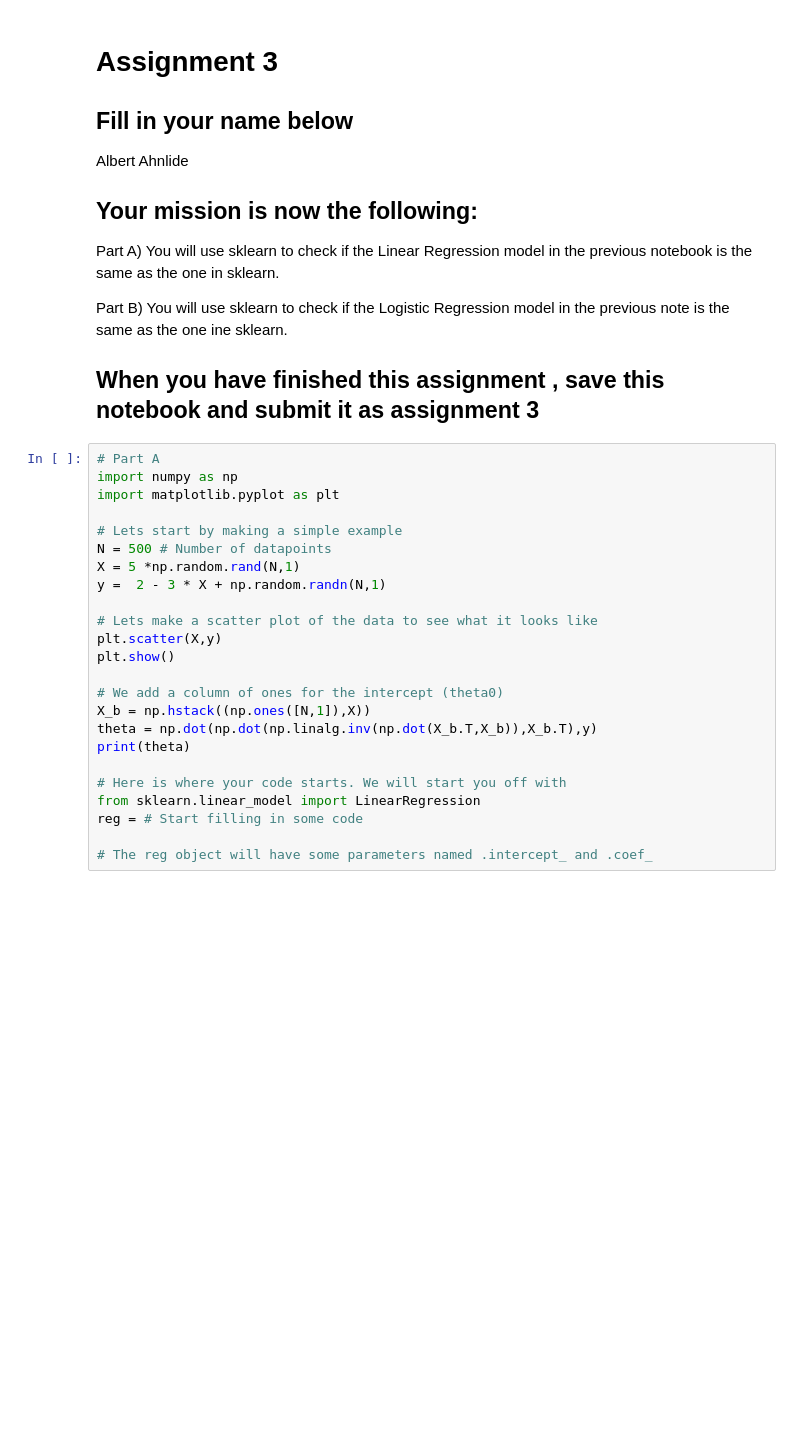
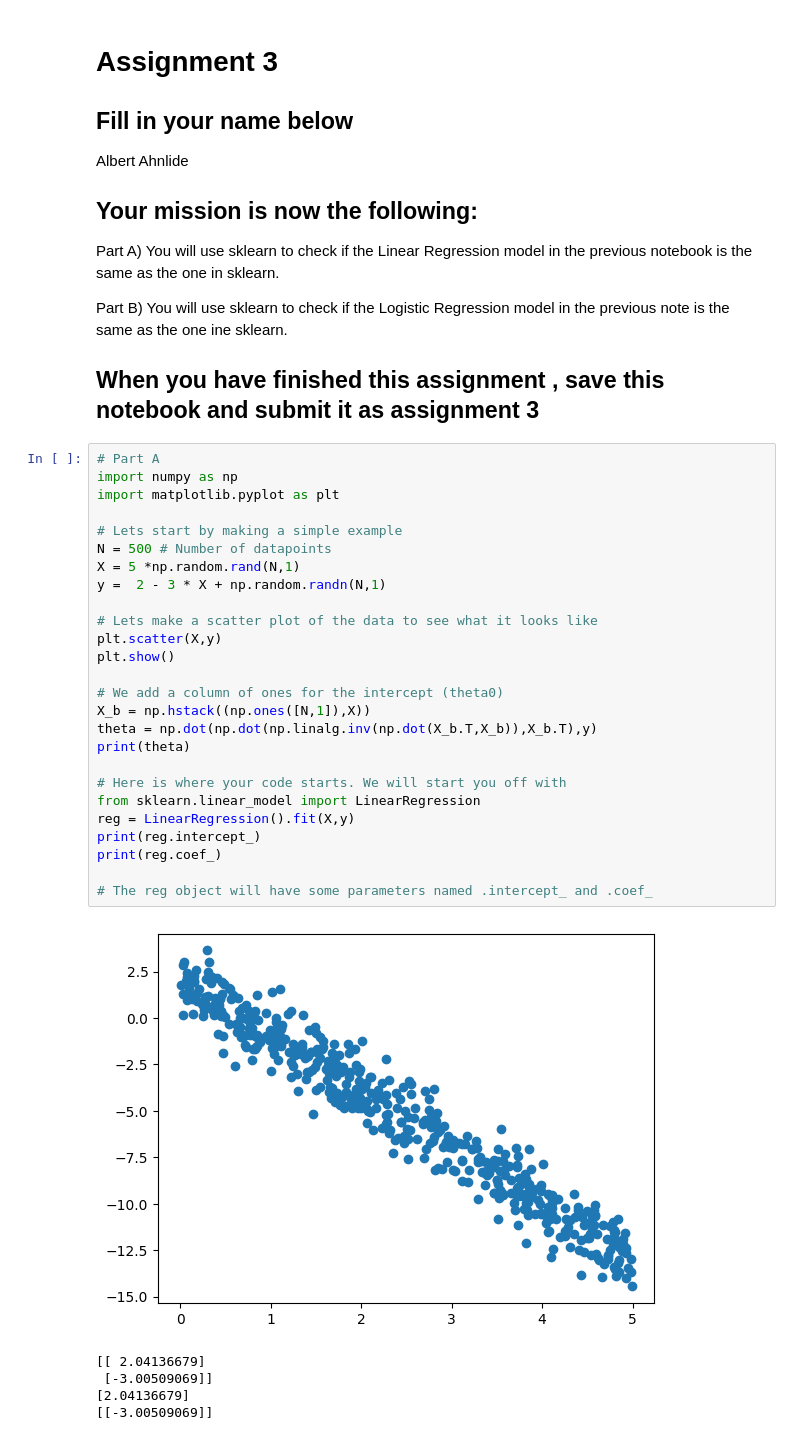
Before and after one commit to albertahnlide/BMEN35_2023, a Jupyter notebook: Session3/BMEN35_Ex10_Assignment3.ipynb, the cells around one changed output. Cells and saved outputs as stored; diff of their text form; blank space fills up the shorter version.

```diff
--- a/Session3/BMEN35_Ex10_Assignment3.ipynb
+++ b/Session3/BMEN35_Ex10_Assignment3.ipynb
@@ -15,24 +15,32 @@ Part B) You will use sklearn to check if the Logistic Regression model in the pr
 # %%
 # Part A
 import numpy as np
 import matplotlib.pyplot as plt
 
 # Lets start by making a simple example
 N = 500 # Number of datapoints
 X = 5 *np.random.rand(N,1)
 y =  2 - 3 * X + np.random.randn(N,1)
 
 # Lets make a scatter plot of the data to see what it looks like
 plt.scatter(X,y)
 plt.show()
 
 # We add a column of ones for the intercept (theta0)
 X_b = np.hstack((np.ones([N,1]),X))
 theta = np.dot(np.dot(np.linalg.inv(np.dot(X_b.T,X_b)),X_b.T),y)
 print(theta)
 
 # Here is where your code starts. We will start you off with
 from sklearn.linear_model import LinearRegression
-reg = # Start filling in some code
+reg = LinearRegression().fit(X,y)
+print(reg.intercept_)
+print(reg.coef_)
 
 # The reg object will have some parameters named .intercept_ and .coef_
+# %% [output]
+[figure, added]
+[[ 2.04136679]
+ [-3.00509069]]
+[2.04136679]
+[[-3.00509069]]
```
Also changed, not shown: parts of 3 cells of this notebook.
